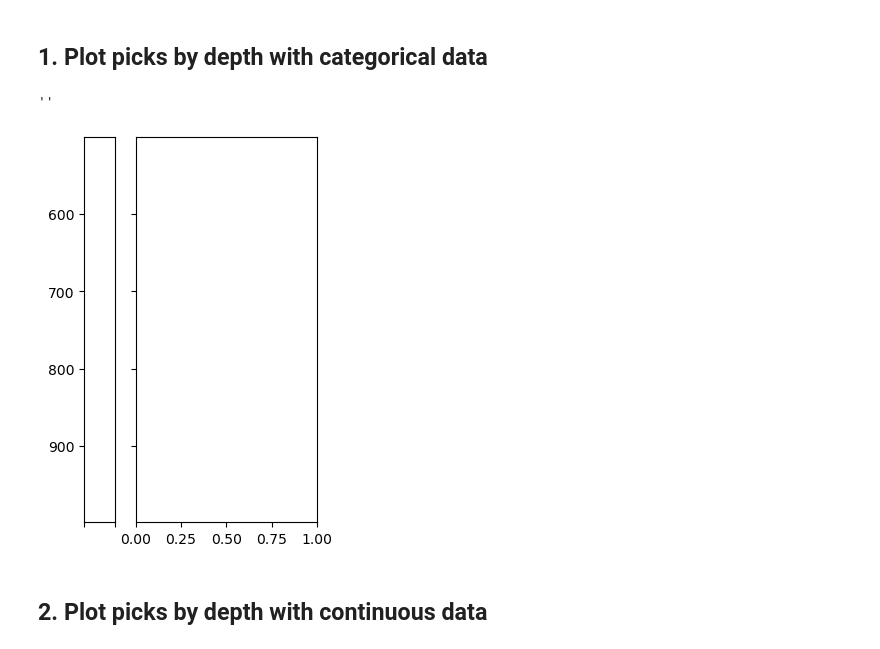
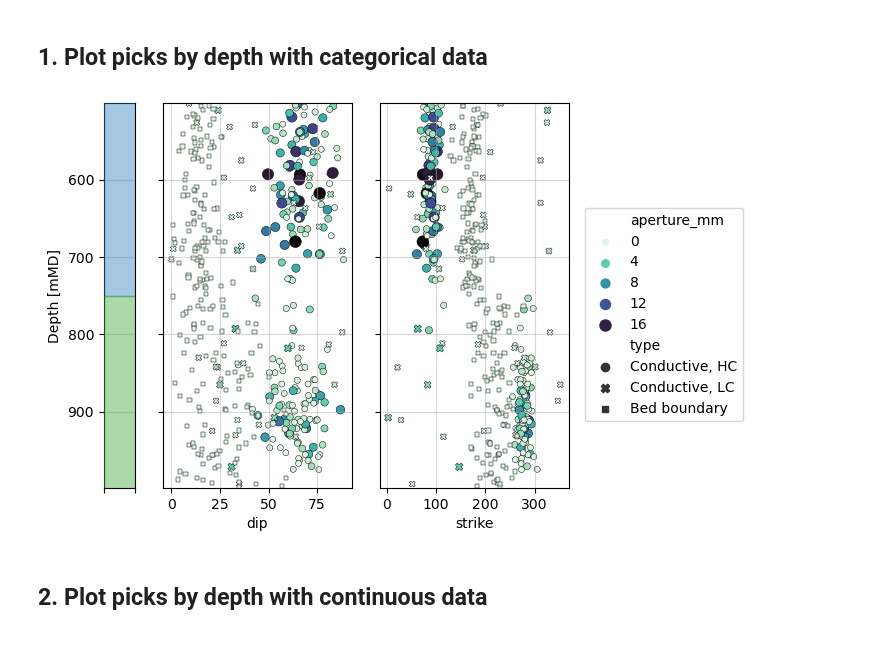
Before and after one commit to ICWallis/borehole-image-analysis-with-python, a Jupyter notebook: 3_Contexual analysis.ipynb, the cells around one changed output. Cells and saved outputs as stored; diff of their text form; code cells hidden in the pictures.

Commit message:
Make categorical data plot

```diff
--- a/3_Contexual analysis.ipynb
+++ b/3_Contexual analysis.ipynb
@@ -23,44 +26,87 @@ mudlog = pd.read_csv('1_pre-processed mudlog.csv')
 # %%
 top_m = picks['depth_m'].min() - 1
 bot_m = picks['depth_m'].max() + 1
+# %%
+# define a lithology color palette
+
+color_dict = dict({
+    'Rock A': 'tab:blue',
+    'Rock B': 'tab:green',
+})
 # %% [markdown]
 ## 1. Plot picks by depth with categorical data
 # %%
-fig = plt.figure(figsize=(3, 5))
-spec = gridspec.GridSpec(ncols=2, nrows=1, width_ratios=[0.5,3], figure=fig)
+fig = plt.figure(figsize=(6, 5))
+spec = gridspec.GridSpec(ncols=3, nrows=1, width_ratios=[0.5,3,3], figure=fig)
 
 ax1 = fig.add_subplot(spec[0]) # geology
-ax2 = fig.add_subplot(spec[1]) # picks
+ax2 = fig.add_subplot(spec[1]) # dips
+ax3 = fig.add_subplot(spec[2]) # strikes
 
 # Plot lithology colors
 
 
 
-for top, bot, col in zip(strat_tops, strat_bots, strat_cols):
+for top, bot, col in zip(mudlog.from_m.values, mudlog.to_m, mudlog.lithology.values):
+
     ax1.axhspan(
         top,
         bot,
-        color = col,
+        color = color_dict[col],
         alpha=.4,
         zorder = 9,
         )
 
 
 # Plot picks
+sns.scatterplot(
+    x='dip',
+    y='depth_m',
+    hue='aperture_mm',
+    # set color palette
+    palette='mako_r',
+    style='type',
+    size='aperture_mm',
+    edgecolor='k',
+    data=picks,
+    ax=ax2,
+    legend=False
+    )
+
+sns.scatterplot(
+    x='strike',
+    y='depth_m',
+    hue='aperture_mm',
+    # set color palette
+    palette='mako_r',
+    style='type',
+    size='aperture_mm',
+    edgecolor='k',
+    data=picks,
+    ax=ax3,
+    #legend=False
+    )
 
 
-
-for ax in [ax1, ax2]:
+for ax in [ax1, ax2, ax3]:
     ax.set_ylim(bot_m, top_m)
+    ax.grid(alpha=0.5, zorder=0)
 
 # drop unnecessary axis labels
-ax2.axes.yaxis.set_ticklabels([])
+
+for ax in [ax2, ax3]:
+    ax.axes.yaxis.set_ticklabels([])
+    ax.set_ylabel('')
+
 ax1.axes.xaxis.set_ticklabels([])
+ax1.set_ylabel('Depth [mMD]')
 
-;
+ax3.legend(
+    loc='center left',
+    bbox_to_anchor=(1.05, 0.45),
+    ncol=1);
 # %% [output]
-''
-[figure, old version]
+[figure, new version]
 # %% [markdown]
 ## 2. Plot picks by depth with continuous data
 # %%
```
Also changed, not shown: parts of 1 cell of this notebook.
